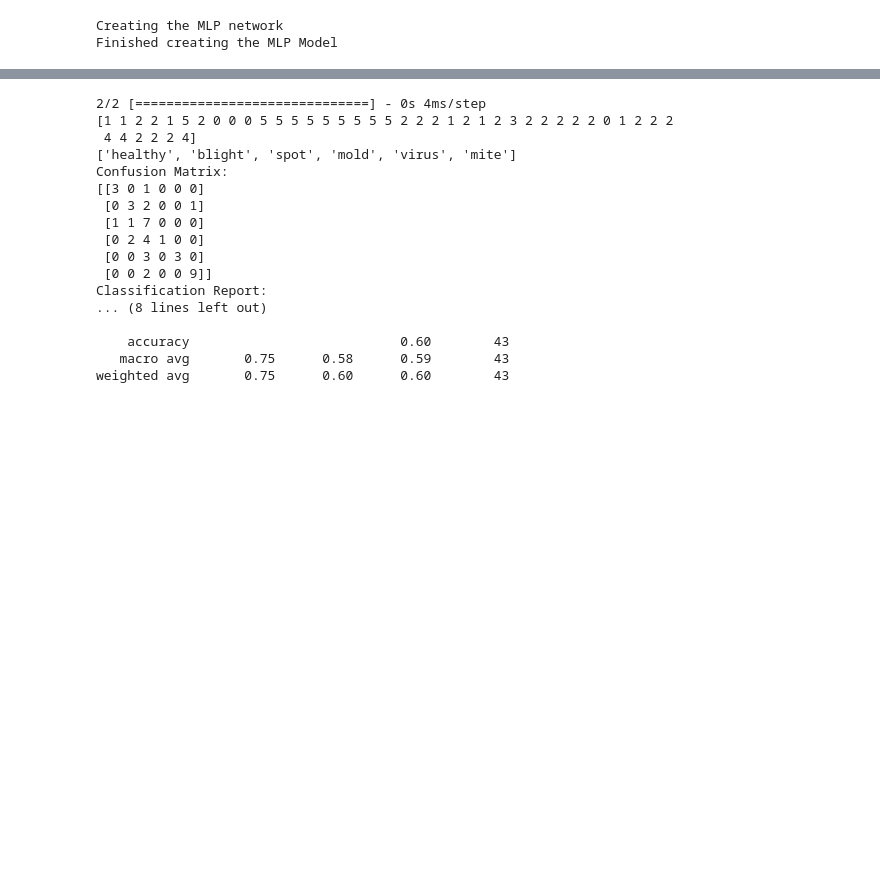
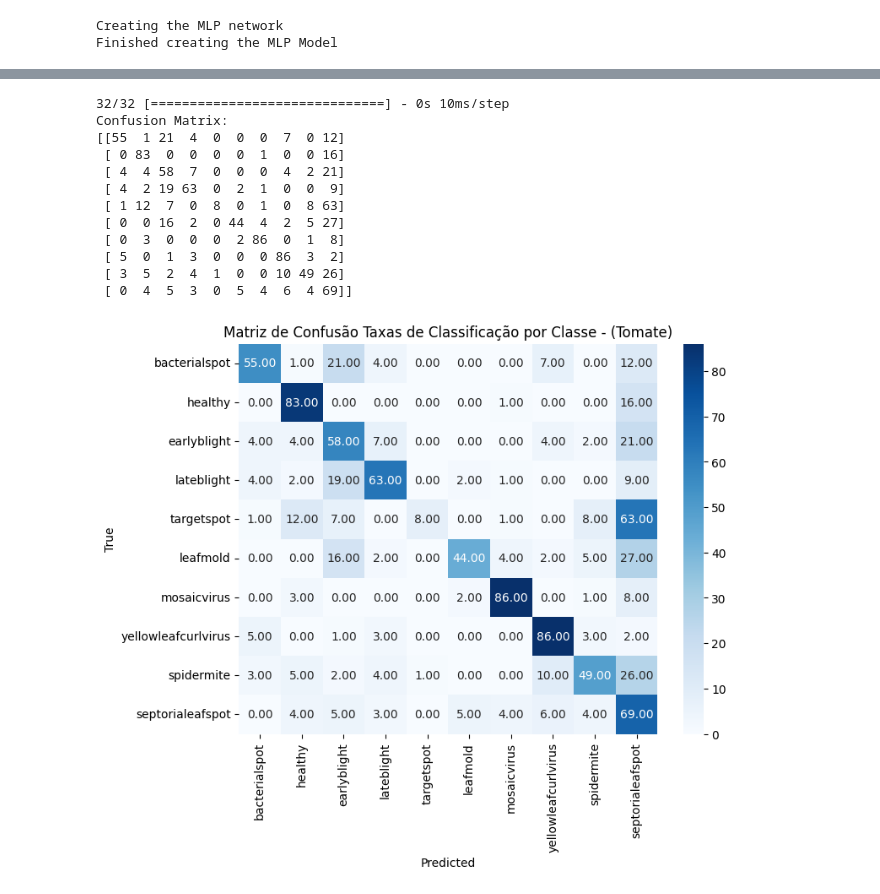
Before and after one commit to jorgermduarte/isec-ic, a Jupyter notebook: train.ipynb, the cells around one changed output, grey strips where cells are left out. Cells and saved outputs as stored; diff of their text form; code cells hidden in the pictures; blank space fills up the shorter version.

```diff
--- a/train.ipynb
+++ b/train.ipynb
@@ -17,8 +21,7 @@ train_dir = os.path.join(current_dir, train_dir)
 validation_dir = os.path.join(current_dir, validation_dir)
 test_dir = os.path.join(current_dir, test_dir)
 
-# "scab", "rot", "rust", "mildew","scorch",
-categories = ["healthy", "blight", "spot",  "mold", "virus", "mite"]
+categories = ["bacterialspot", "healthy", "earlyblight", "lateblight", "targetspot",  "leafmold", "mosaicvirus","yellowleafcurlvirus" ,"spidermite","septorialeafspot"]
 # %%
 def load_images_from_folder(folder):
     images = []
@@ -34,7 +37,7 @@ def load_images_from_folder(folder):
 
             for filename in os.listdir(subfolder_path):
                 img = Image.open(os.path.join(subfolder_path, filename))
-                img = img.resize((224, 224))  # resize if you want to use a different input size
+                #img = img.resize((224, 224)) # default is 256
                 img = np.array(img) / 255.0  # normalization of the pixel values between 0 and 1
                 images.append(img)
                 labels.append(categories.index(category))  # index of the category in the list of categories
@@ -95,7 +102,7 @@ Number of test images: 43
 # %%
 print("Creating the MLP network")
 model = keras.Sequential([
-    keras.layers.Flatten(input_shape=(224, 224, 3)),
+    keras.layers.Flatten(input_shape=(256, 256, 3)),
     keras.layers.Dense(128, activation='relu'),
     keras.layers.Dense(64, activation='relu'),
     keras.layers.Dense(10, activation='softmax')
@@ -106,7 +113,17 @@ Creating the MLP network
 Finished creating the MLP Model
 # %%
 print("Starting to train and validate the model")
-model.compile(optimizer='adam', loss='sparse_categorical_crossentropy', metrics=['accuracy'])
+
+#training with sgd
+#optimizer = SGD(learning_rate=0.01)
+#model.compile(optimizer=optimizer, loss='sparse_categorical_crossentropy', metrics=['accuracy'])
+
+# training with adam
+optimizer = Adam(learning_rate=0.001)  # Taxa de aprendizado de 0.001
+model.compile(optimizer=optimizer, loss='sparse_categorical_crossentropy', metrics=['accuracy'])
+
+
+
 model.fit(x_train, y_train, epochs=10, validation_data=(x_validation, y_validation))
 print("Finished training and validating the model")
 # %% [output]
@@ -130,31 +147,34 @@ Finished training and validating the model
 # %%
 y_pred = model.predict(x_test)
 y_pred_classes = np.argmax(y_pred, axis=1)
 
-print(y_pred_classes)
-print(categories)
+#print(y_pred_classes)
+#print(categories)
 confusion = confusion_matrix(y_test, y_pred_classes)
 print("Confusion Matrix: ")
 print(confusion)
 
-classification = classification_report(y_test, y_pred_classes, target_names=categories)
-print("Classification Report: ")
-print(classification)
+row_sums = confusion.sum(axis=1, keepdims=True)
+percent_confusion = (confusion / row_sums) * 100
+
+# Plotar a matriz de confusão como uma imagem
+plt.figure(figsize=(8, 6))
+sns.heatmap(percent_confusion, annot=True, fmt=".2f", cmap="Blues", xticklabels=categories, yticklabels=categories)
+plt.xlabel('Predicted')
+plt.ylabel('True')
+plt.title('Matriz de Confusão Taxas de Classificação por Classe - (Tomate)')
+plt.show()
 # %% [output]
-2/2 [==============================] - 0s 4ms/step
-[1 1 2 2 1 5 2 0 0 0 5 5 5 5 5 5 5 5 5 2 2 2 1 2 1 2 3 2 2 2 2 2 0 1 2 2 2
- 4 4 2 2 2 4]
-['healthy', 'blight', 'spot', 'mold', 'virus', 'mite']
+32/32 [==============================] - 0s 10ms/step
 Confusion Matrix:
-[[3 0 1 0 0 0]
- [0 3 2 0 0 1]
- [1 1 7 0 0 0]
- [0 2 4 1 0 0]
- [0 0 3 0 3 0]
- [0 0 2 0 0 9]]
-Classification Report:
-... (8 lines left out)
-
-    accuracy                           0.60        43
-   macro avg       0.75      0.58      0.59        43
-weighted avg       0.75      0.60      0.60        43
+[[55  1 21  4  0  0  0  7  0 12]
+ [ 0 83  0  0  0  0  1  0  0 16]
+ [ 4  4 58  7  0  0  0  4  2 21]
+ [ 4  2 19 63  0  2  1  0  0  9]
+ [ 1 12  7  0  8  0  1  0  8 63]
+ [ 0  0 16  2  0 44  4  2  5 27]
+ [ 0  3  0  0  0  2 86  0  1  8]
+ [ 5  0  1  3  0  0  0 86  3  2]
+ [ 3  5  2  4  1  0  0 10 49 26]
+ [ 0  4  5  3  0  5  4  6  4 69]]
+[figure, added]
```
Also changed, not shown: parts of 8 cells of this notebook, 4 other files.
